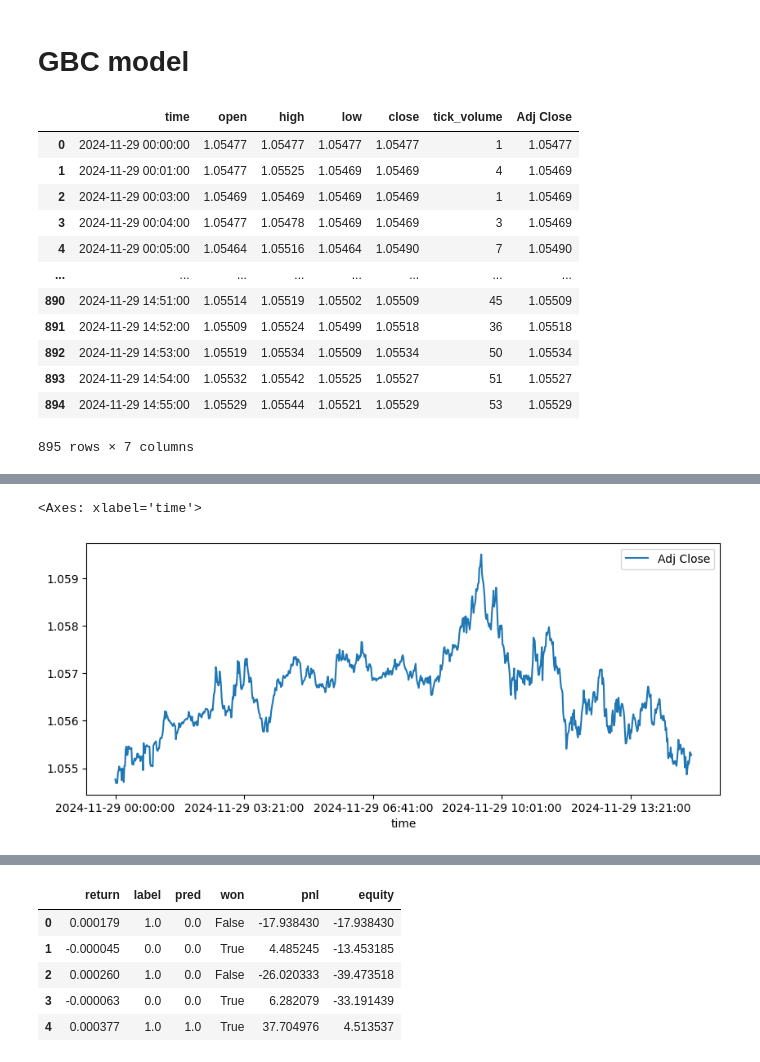
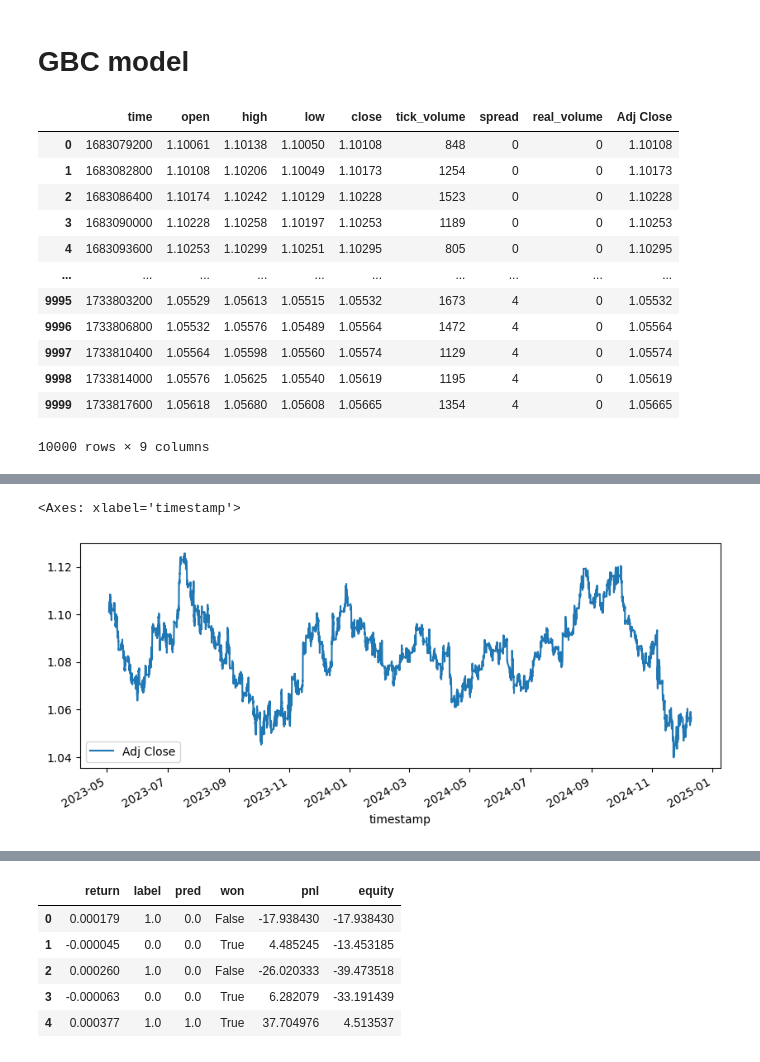
Before and after one commit to godwins3/PAfTA, a Jupyter notebook: notebooks/Nexo.ipynb, the cells around one changed output, grey strips where cells are left out. Cells and saved outputs as stored; diff of their text form; code cells hidden in the pictures.

```diff
--- a/notebooks/Nexo.ipynb
+++ b/notebooks/Nexo.ipynb
@@ -954,7 +994,7 @@ import seaborn as sns
 from IPython.core.display import display
 %matplotlib inline
 # %%
-data = pd.read_csv('../datasets/EURUSD_M1_data.csv')
+data = pd.read_csv('../datasets/EURUSD_10000.csv')
 # %%
 df = pd.DataFrame(data)
 # %%
@@ -962,20 +1002,22 @@ df = pd.DataFrame(data)
 df['Adj Close'] = df['close']
 df
 # %% [output]
-|  | time | open | high | low | close | tick_volume | Adj Close |
-| 0 | 2024-11-29 00:00:00 | 1.05477 | 1.05477 | 1.05477 | 1.05477 | 1 | 1.05477 |
-| 1 | 2024-11-29 00:01:00 | 1.05477 | 1.05525 | 1.05469 | 1.05469 | 4 | 1.05469 |
-| 2 | 2024-11-29 00:03:00 | 1.05469 | 1.05469 | 1.05469 | 1.05469 | 1 | 1.05469 |
-| 3 | 2024-11-29 00:04:00 | 1.05477 | 1.05478 | 1.05469 | 1.05469 | 3 | 1.05469 |
-| 4 | 2024-11-29 00:05:00 | 1.05464 | 1.05516 | 1.05464 | 1.05490 | 7 | 1.05490 |
-| ... | ... | ... | ... | ... | ... | ... | ... |
-| 890 | 2024-11-29 14:51:00 | 1.05514 | 1.05519 | 1.05502 | 1.05509 | 45 | 1.05509 |
-| 891 | 2024-11-29 14:52:00 | 1.05509 | 1.05524 | 1.05499 | 1.05518 | 36 | 1.05518 |
-| 892 | 2024-11-29 14:53:00 | 1.05519 | 1.05534 | 1.05509 | 1.05534 | 50 | 1.05534 |
-| 893 | 2024-11-29 14:54:00 | 1.05532 | 1.05542 | 1.05525 | 1.05527 | 51 | 1.05527 |
-| 894 | 2024-11-29 14:55:00 | 1.05529 | 1.05544 | 1.05521 | 1.05529 | 53 | 1.05529 |
+|  | time | open | high | low | close | tick_volume | spread | real_volume | Adj Close |
+| 0 | 1683079200 | 1.10061 | 1.10138 | 1.10050 | 1.10108 | 848 | 0 | 0 | 1.10108 |
+| 1 | 1683082800 | 1.10108 | 1.10206 | 1.10049 | 1.10173 | 1254 | 0 | 0 | 1.10173 |
+| 2 | 1683086400 | 1.10174 | 1.10242 | 1.10129 | 1.10228 | 1523 | 0 | 0 | 1.10228 |
+| 3 | 1683090000 | 1.10228 | 1.10258 | 1.10197 | 1.10253 | 1189 | 0 | 0 | 1.10253 |
+| 4 | 1683093600 | 1.10253 | 1.10299 | 1.10251 | 1.10295 | 805 | 0 | 0 | 1.10295 |
+| ... | ... | ... | ... | ... | ... | ... | ... | ... | ... |
+| 9995 | 1733803200 | 1.05529 | 1.05613 | 1.05515 | 1.05532 | 1673 | 4 | 0 | 1.05532 |
+| 9996 | 1733806800 | 1.05532 | 1.05576 | 1.05489 | 1.05564 | 1472 | 4 | 0 | 1.05564 |
+| 9997 | 1733810400 | 1.05564 | 1.05598 | 1.05560 | 1.05574 | 1129 | 4 | 0 | 1.05574 |
+| 9998 | 1733814000 | 1.05576 | 1.05625 | 1.05540 | 1.05619 | 1195 | 4 | 0 | 1.05619 |
+| 9999 | 1733817600 | 1.05618 | 1.05680 | 1.05608 | 1.05665 | 1354 | 4 | 0 | 1.05665 |
-895 rows × 7 columns
+10000 rows × 9 columns
 # %%
+# Convert 'time' column from Unix timestamp to datetime
+df['timestamp'] = pd.to_datetime(df['time'], unit='s')
 
 # df.drop(['year','month','day','d'], inplace=True, axis=1)
 df[['open','high','low','close','Adj Close']] = df[['open','high','low','close','Adj Close']].applymap(lambda x: 1.0/x)
@@ -984,5 +1026,5 @@ display(df.head())
 # Reset the index to make 'Date' a column
 # df = df.reset_index()  # This line is added
 
-df.plot(x='time', y='Adj Close', figsize=(10,4))
+df.plot(x='timestamp', y='Adj Close', figsize=(10,4))
 # %% [output]
@@ -995,5 +1037,5 @@ df.plot(x='time', y='Adj Close', figsize=(10,4))
-<Axes: xlabel='time'>
+<Axes: xlabel='timestamp'>
-[figure, old version]
+[figure, new version]
 # %%
 corr_matrix = df[['Adj Close', 'close', 'high', 'low', 'open', 'tick_volume']].corr()
 sns.heatmap(corr_matrix, annot=True, cmap='coolwarm')
```
Also changed, not shown: parts of 44 cells of this notebook, 5 other files.
